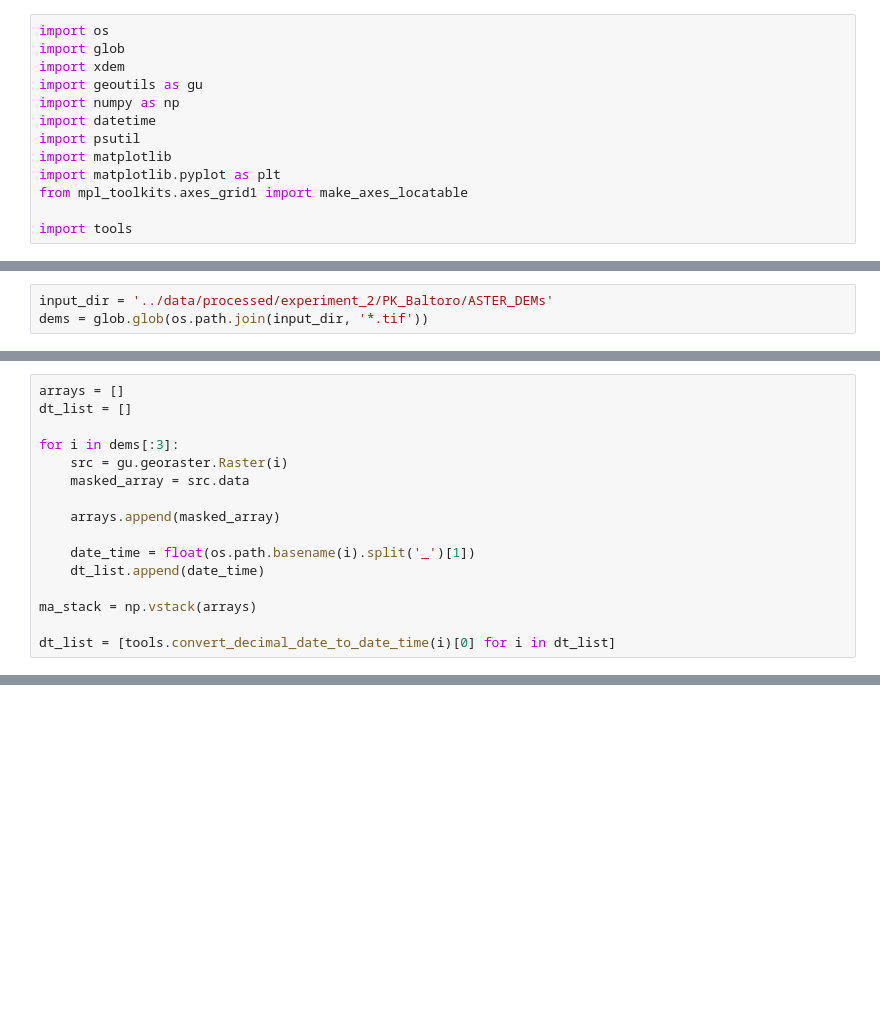
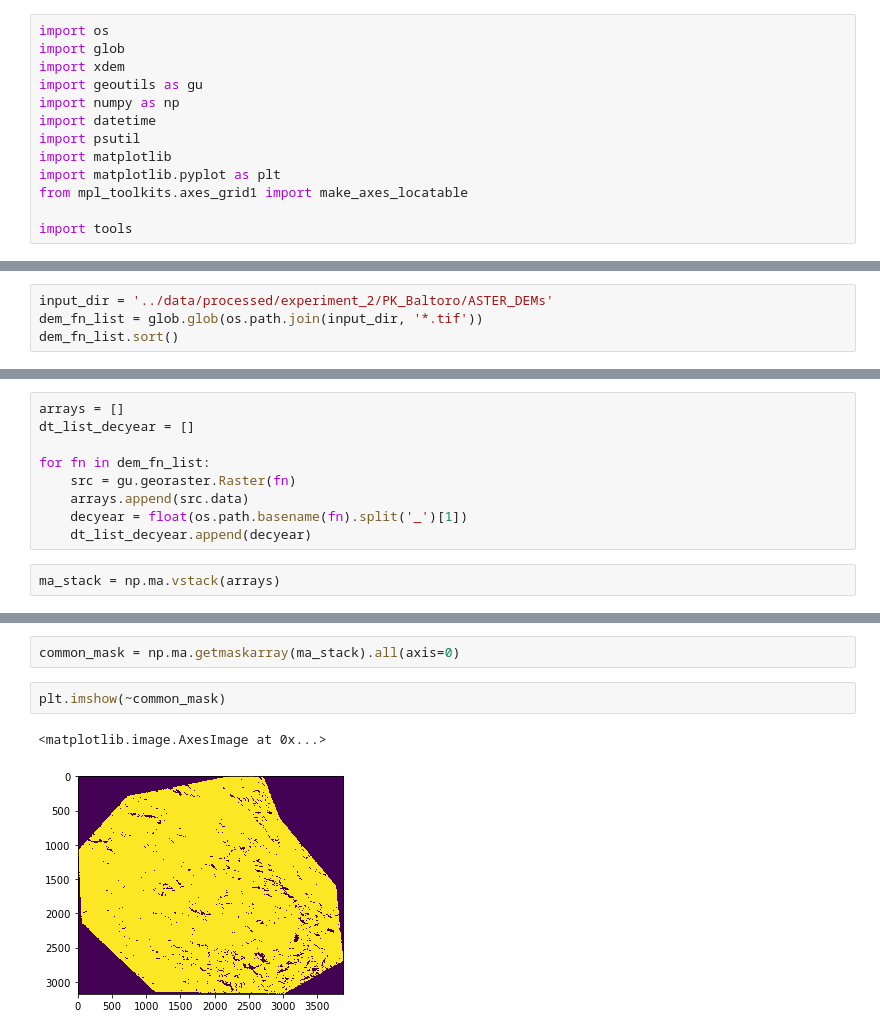
Before and after one commit to adehecq/ragmac_xdem, a Jupyter notebook: notebooks/temporal_fitting.ipynb, the cells around one changed output, grey strips where cells are left out. Saved outputs shown, nothing was run; the diff lists cells and outputs as text; blank space fills up the shorter version.

```diff
--- a/notebooks/temporal_fitting.ipynb
+++ b/notebooks/temporal_fitting.ipynb
@@ -22,3 +22,4 @@ import tools
 # %%
 input_dir = '../data/processed/experiment_2/PK_Baltoro/ASTER_DEMs'
-dems = glob.glob(os.path.join(input_dir, '*.tif'))
+dem_fn_list = glob.glob(os.path.join(input_dir, '*.tif'))
+dem_fn_list.sort()
@@ -45,19 +30,14 @@ dems
 # %%
 arrays = []
-dt_list = []
+dt_list_decyear = []
 
-for i in dems[:3]:
-    src = gu.georaster.Raster(i)
-    masked_array = src.data
-
-    arrays.append(masked_array)
-
-    date_time = float(os.path.basename(i).split('_')[1])
-    dt_list.append(date_time)
-
-ma_stack = np.vstack(arrays)
-
-dt_list = [tools.convert_decimal_date_to_date_time(i)[0] for i in dt_list]
+for fn in dem_fn_list:
+    src = gu.georaster.Raster(fn)
+    arrays.append(src.data)
+    decyear = float(os.path.basename(fn).split('_')[1])
+    dt_list_decyear.append(decyear)
+# %%
+ma_stack = np.ma.vstack(arrays)
 # %%
 ma_stack.shape
 # %% [output]
@@ -71 +67,8 @@ dt_list
+# %%
+common_mask = np.ma.getmaskarray(ma_stack).all(axis=0)
+# %%
+plt.imshow(~common_mask)
+# %% [output]
+<matplotlib.image.AxesImage at 0x...>
+[figure, added]
 # %% [markdown]
```
Also changed, not shown: parts of 25 cells of this notebook, 2 other files.
